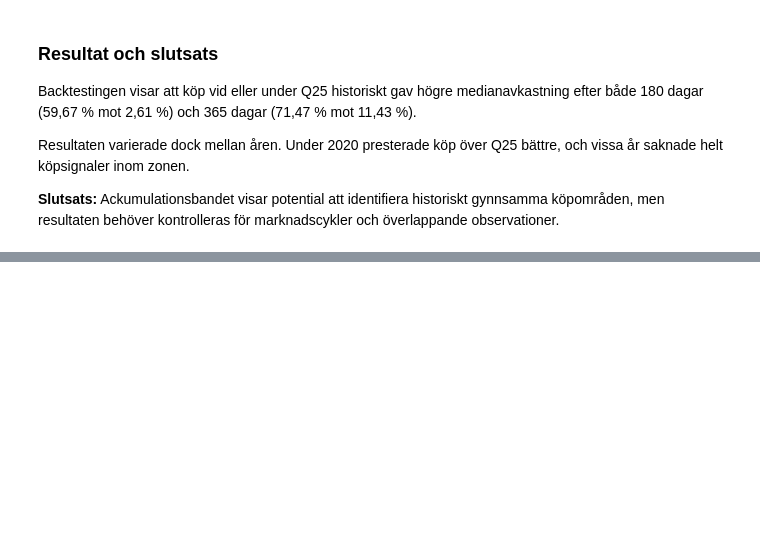
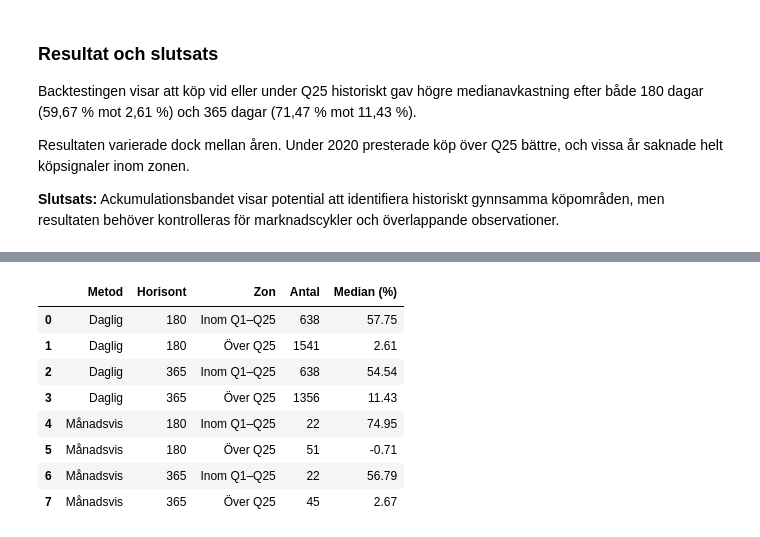
Before and after one commit to shiannbystrom-wq/ML-Gruppprojekt, a Jupyter notebook: 2_ethereum_accumulation_zones-Copy1.ipynb, the cells around one changed output, grey strips where cells are left out. Saved outputs shown, nothing was run; the diff lists cells and outputs as text; code cells hidden in the pictures; blank space fills up the shorter version.

```diff
--- a/2_ethereum_accumulation_zones-Copy1.ipynb
+++ b/2_ethereum_accumulation_zones-Copy1.ipynb
@@ -2852,0 +2981,88 @@ Resultaten varierade dock mellan åren. Under 2020 presterade köp över Q25 bä
+# %%
+
+import pandas as pd
+import numpy as np
+
+# 1. Välj första dagen i varje månad
+monthly_bt = zone_bt.sort_values("Date").copy()
+
+monthly_bt["Månad"] = monthly_bt["Date"].dt.strftime("%Y-%m")
+
+monthly_bt = monthly_bt.drop_duplicates("Månad")
+
+print("Antal månatliga observationer:", len(monthly_bt))
+
+# 2. Jämför dagliga och månatliga resultat
+zones = ["Inom Q1–Q25", "Över Q25"]
+results = []
+
+for method, data in [
+    ("Daglig", zone_bt),
+    ("Månadsvis", monthly_bt)
+]:
+    for horizon in [180, 365]:
+
+        col = f"Return_{horizon}D"
+
+        valid = data[
+            data["Zon"].isin(zones)
+        ].dropna(subset=[col])
+
+        for zone in zones:
+            values = valid.loc[
+                valid["Zon"] == zone, col
+            ]
+
+            results.append({
+                "Metod": method,
+                "Horisont": horizon,
+                "Zon": zone,
+                "Antal": len(values),
+                "Median (%)": values.median()
+            })
+
+print("\nDaglig vs månadsvis backtesting:")
+display(pd.DataFrame(results).round(2))
+
+
+# 3. Månadsvis jämförelse inom samma köpår
+for horizon in [180, 365]:
+
+    col = f"Return_{horizon}D"
+
+    valid = monthly_bt[
+        monthly_bt["Zon"].isin(zones)
+    ].dropna(subset=[col])
+
+    counts = (
+        valid.groupby(["År", "Zon"])[col]
+        .count().unstack()
+        .reindex(columns=zones)
+        .fillna(0).astype(int)
+    )
+
+    medians = (
+        valid.groupby(["År", "Zon"])[col]
+        .median().unstack()
+        .reindex(columns=zones)
+    )
+
+    comparison = pd.DataFrame({
+        "Antal inom": counts[zones[0]],
+        "Antal över": counts[zones[1]],
+        "Median inom (%)": medians[zones[0]],
+        "Median över (%)": medians[zones[1]],
+        "Skillnad (pp)": medians[zones[0]] - medians[zones[1]]
+    })
+
+    # Visa jämförelse endast vid minst 3 köp i båda grupper
+    enough = (
+        (comparison["Antal inom"] >= 3) &
+        (comparison["Antal över"] >= 3)
+    )
+
+    comparison.loc[~enough, "Skillnad (pp)"] = np.nan
+
+    print(f"\nMånadsvis jämförelse per år – {horizon} dagar:")
+    display(comparison.round(2))
+# %% [output]
@@ -2852,0 +3072,9 @@ Resultaten varierade dock mellan åren. Under 2020 presterade köp över Q25 bä
+|  | Metod | Horisont | Zon | Antal | Median (%) |
+| 0 | Daglig | 180 | Inom Q1–Q25 | 638 | 57.75 |
+| 1 | Daglig | 180 | Över Q25 | 1541 | 2.61 |
+| 2 | Daglig | 365 | Inom Q1–Q25 | 638 | 54.54 |
+| 3 | Daglig | 365 | Över Q25 | 1356 | 11.43 |
+| 4 | Månadsvis | 180 | Inom Q1–Q25 | 22 | 74.95 |
+| 5 | Månadsvis | 180 | Över Q25 | 51 | -0.71 |
+| 6 | Månadsvis | 365 | Inom Q1–Q25 | 22 | 56.79 |
+| 7 | Månadsvis | 365 | Över Q25 | 45 | 2.67 |
```
Also changed, not shown: parts of 15 cells of this notebook.
